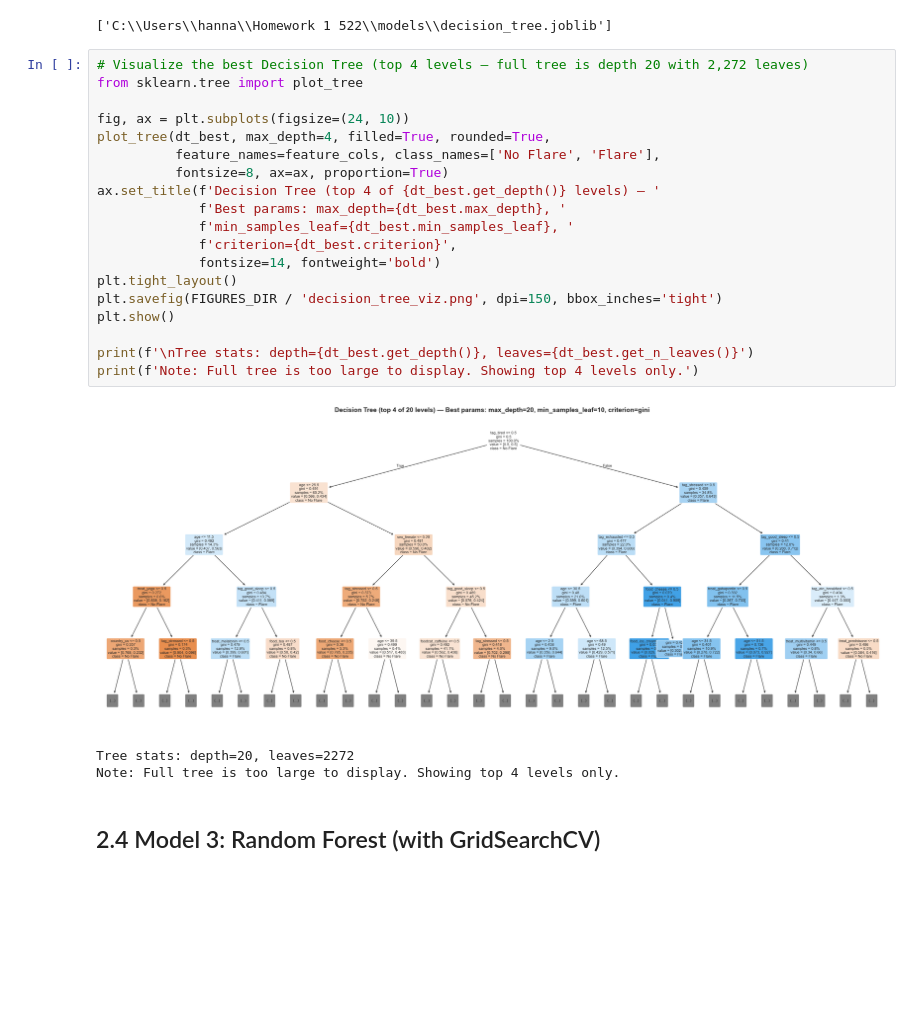
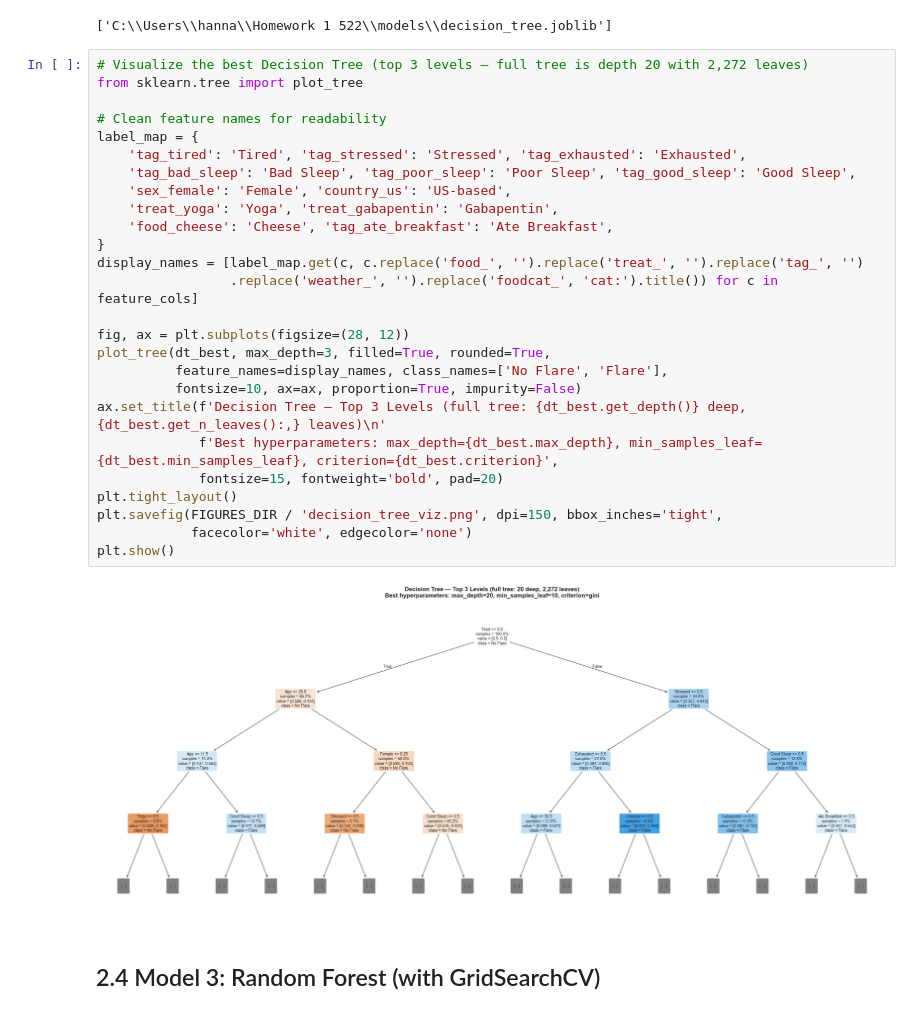
Before and after one commit to hannypoo/msis522-hw1, a Jupyter notebook: notebooks/hw1_analysis.ipynb, the cells around one changed output. Cells and saved outputs as stored; diff of their text form; blank space fills up the shorter version.

```diff
--- a/notebooks/hw1_analysis.ipynb
+++ b/notebooks/hw1_analysis.ipynb
@@ -830,28 +830,33 @@ Best CV F1: 0.7025
 weighted avg       0.70      0.65      0.66     31335
 ['C:\\Users\\hanna\\Homework 1 522\\models\\decision_tree.joblib']
 # %%
-# Visualize the best Decision Tree (top 4 levels — full tree is depth 20 with 2,272 leaves)
+# Visualize the best Decision Tree (top 3 levels — full tree is depth 20 with 2,272 leaves)
 from sklearn.tree import plot_tree
 
-fig, ax = plt.subplots(figsize=(24, 10))
-plot_tree(dt_best, max_depth=4, filled=True, rounded=True,
-          feature_names=feature_cols, class_names=['No Flare', 'Flare'],
-          fontsize=8, ax=ax, proportion=True)
-ax.set_title(f'Decision Tree (top 4 of {dt_best.get_depth()} levels) — '
-             f'Best params: max_depth={dt_best.max_depth}, '
-             f'min_samples_leaf={dt_best.min_samples_leaf}, '
-             f'criterion={dt_best.criterion}',
-             fontsize=14, fontweight='bold')
+# Clean feature names for readability
+label_map = {
+    'tag_tired': 'Tired', 'tag_stressed': 'Stressed', 'tag_exhausted': 'Exhausted',
+    'tag_bad_sleep': 'Bad Sleep', 'tag_poor_sleep': 'Poor Sleep', 'tag_good_sleep': 'Good Sleep',
+    'sex_female': 'Female', 'country_us': 'US-based',
+    'treat_yoga': 'Yoga', 'treat_gabapentin': 'Gabapentin',
+    'food_cheese': 'Cheese', 'tag_ate_breakfast': 'Ate Breakfast',
+}
+display_names = [label_map.get(c, c.replace('food_', '').replace('treat_', '').replace('tag_', '')
+                 .replace('weather_', '').replace('foodcat_', 'cat:').title()) for c in feature_cols]
+
+fig, ax = plt.subplots(figsize=(28, 12))
+plot_tree(dt_best, max_depth=3, filled=True, rounded=True,
+          feature_names=display_names, class_names=['No Flare', 'Flare'],
+          fontsize=10, ax=ax, proportion=True, impurity=False)
+ax.set_title(f'Decision Tree — Top 3 Levels (full tree: {dt_best.get_depth()} deep, {dt_best.get_n_leaves():,} leaves)\n'
+             f'Best hyperparameters: max_depth={dt_best.max_depth}, min_samples_leaf={dt_best.min_samples_leaf}, criterion={dt_best.criterion}',
+             fontsize=15, fontweight='bold', pad=20)
 plt.tight_layout()
-plt.savefig(FIGURES_DIR / 'decision_tree_viz.png', dpi=150, bbox_inches='tight')
+plt.savefig(FIGURES_DIR / 'decision_tree_viz.png', dpi=150, bbox_inches='tight',
+            facecolor='white', edgecolor='none')
 plt.show()
-
-print(f'\nTree stats: depth={dt_best.get_depth()}, leaves={dt_best.get_n_leaves()}')
-print(f'Note: Full tree is too large to display. Showing top 4 levels only.')
 # %% [output]
-[figure, old version]
+[figure, new version]
-Tree stats: depth=20, leaves=2272
-Note: Full tree is too large to display. Showing top 4 levels only.
 # %% [markdown]
 ## 2.4 Model 3: Random Forest (with GridSearchCV)
 # %%
```
Also changed, not shown: parts of 1 cell of this notebook, 1 other file.
